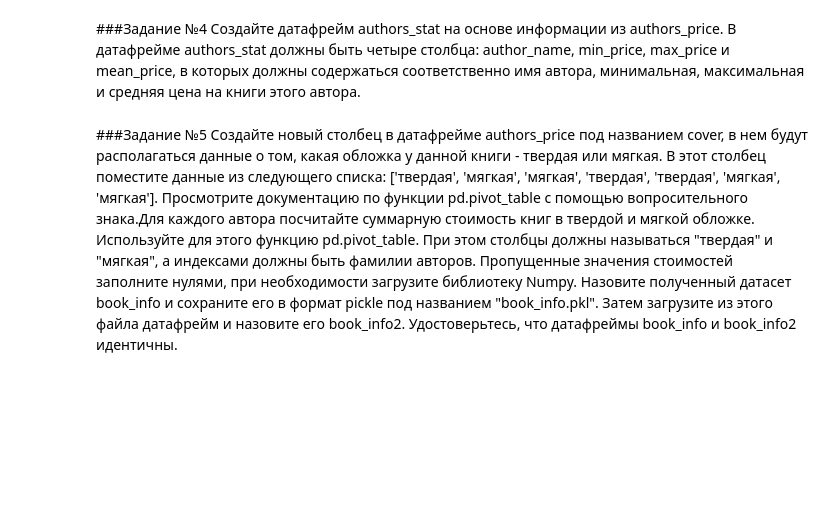
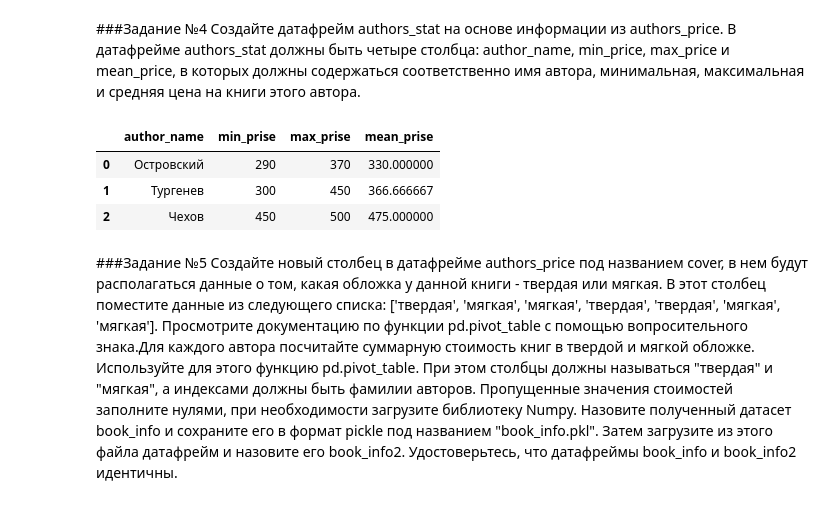
Before and after one commit to Eduard-Aysin/-, a Jupyter notebook: Untitled1.ipynb, the cells around one changed output. Cells and saved outputs as stored; diff of their text form; code cells hidden in the pictures; blank space fills up the shorter version.

```diff
--- a/Untitled1.ipynb
+++ b/Untitled1.ipynb
@@ -122,3 +120,23 @@ authors_stat =
+# %%
+price_min = authors_price.groupby('author_name').agg({'price':'min'})
+price_min = price_min.reset_index()
+price_min = price_min.rename(columns={'price':'min_prise'})
+
+price_max = authors_price.groupby('author_name').agg({'price':'max'})
+price_max = price_max.reset_index()
+price_max = price_max.rename(columns={'price':'max_prise'})
+
+price_mean = authors_price.groupby('author_name').agg({'price':'mean'})
+price_mean = price_mean.reset_index()
+price_mean = price_mean.rename(columns={'price':'mean_prise'})
+
+authors_stat = pd.merge(pd.merge(price_min, price_max, on = 'author_name', how = 'inner'), price_mean, on = 'author_name', how = 'inner')
+authors_stat
+# %% [output]
+|  | author_name | min_prise | max_prise | mean_prise |
+| 0 | Островский | 290 | 370 | 330.000000 |
+| 1 | Тургенев | 300 | 450 | 366.666667 |
+| 2 | Чехов | 450 | 500 | 475.000000 |
 # %% [markdown]
 ###Задание №5
 Создайте новый столбец в датафрейме authors_price под названием cover, в нем будут располагаться данные о том, какая обложка у данной книги - твердая или мягкая. В этот столбец поместите данные из следующего списка:
```
Also changed, not shown: parts of 1 cell of this notebook.
